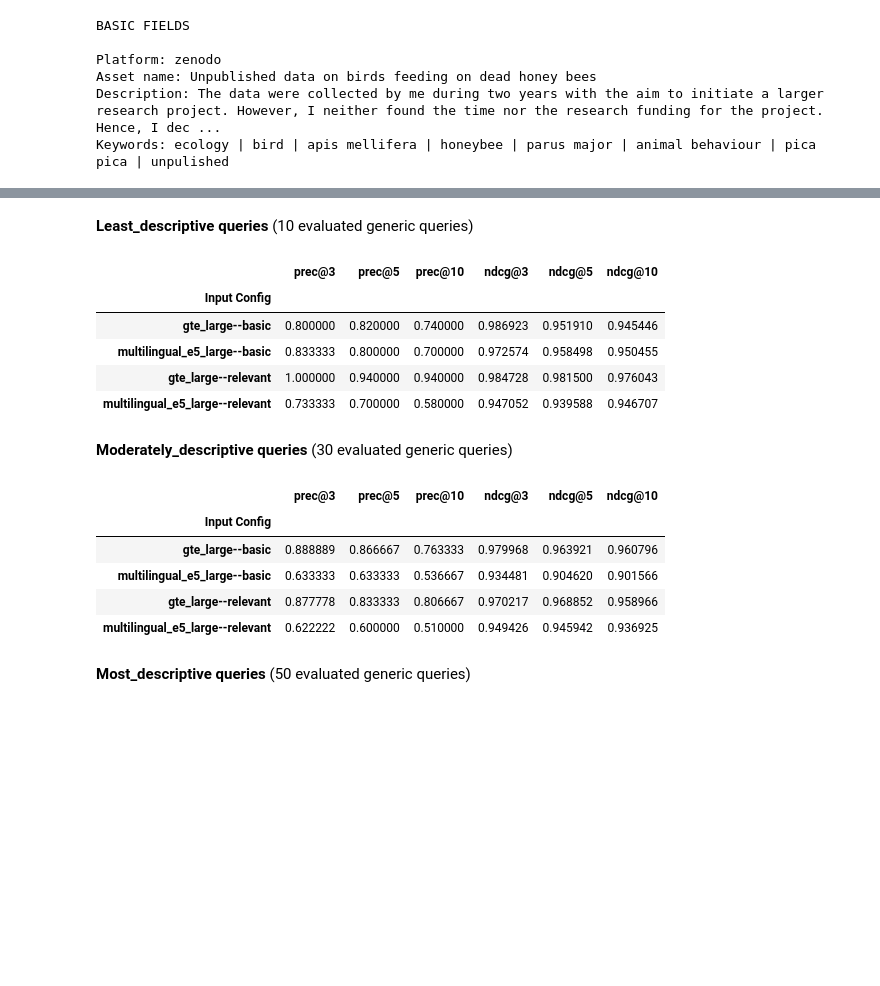
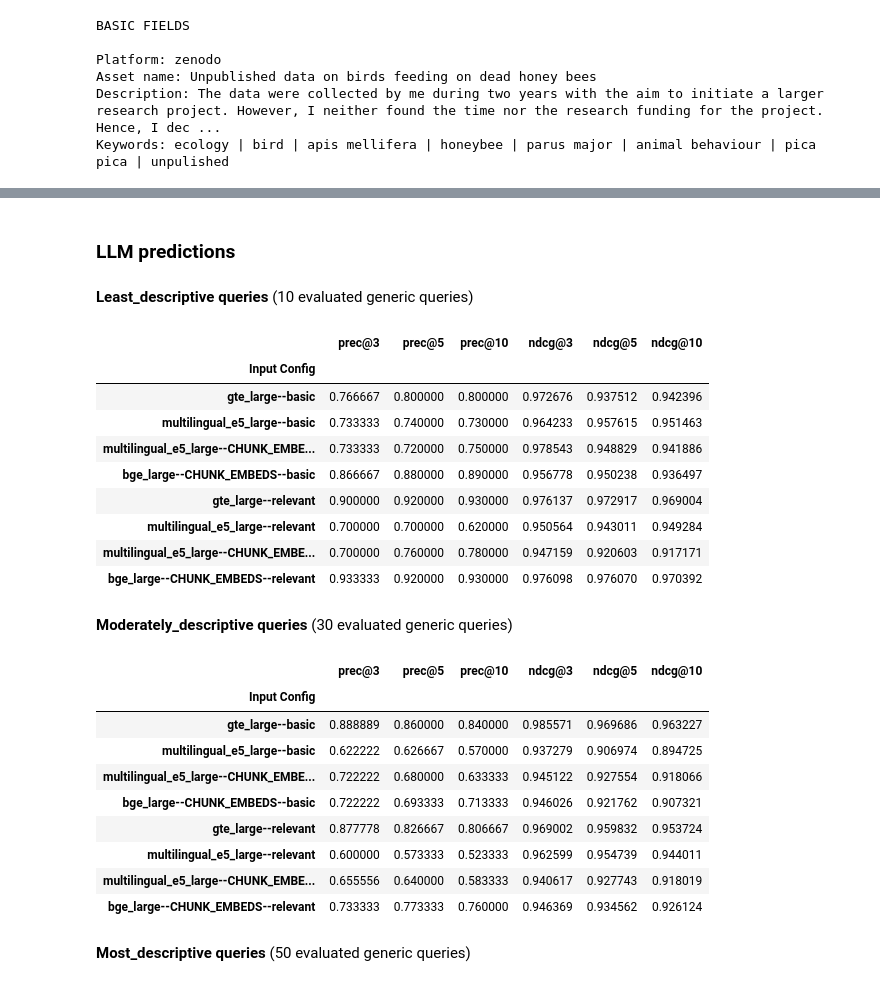
Before and after one commit to aiondemand/aiod-enhanced-interaction, a Jupyter notebook: retrieval_evaluation.ipynb, the cells around one changed output, grey strips where cells are left out. Cells and saved outputs as stored; diff of their text form; code cells hidden in the pictures; blank space fills up the shorter version.

Commit message:
final performance comparison between embedding models; TODO: adapt the code for Milvus Embedding Store

```diff
--- a/retrieval_evaluation.ipynb
+++ b/retrieval_evaluation.ipynb
@@ -240,20 +260,24 @@ def highlight_precision(s: pd.Series):
     return ['background-color: rgba(255, 0, 0, 0.3); color: white' if v else 'background-color: rgba(255, 165, 0, 0.3); color: white' if is_second_max[idx] else '' for idx, v in is_max.items()]
 # %%
 def add_middle_border(df):
-    border_style = {
+    horizontal_border_style = {
         'selector': 'td:nth-child({})'.format(len(df.columns) // 2 + 1),
-        'props': [('border-right', '8px solid white')]
+        'props': [('border-right', '4px solid white')]
     }
-    return df.set_table_styles([border_style], overwrite=False)
+    df =  df.set_table_styles([horizontal_border_style], overwrite=False)
+
+    vertical_border_style = {
+        'selector': 'tr:nth-child({})'.format(len(df.index) // 2),
+        'props': [('border-bottom', '4px solid white')]
+    }
+    return  df.set_table_styles([vertical_border_style], overwrite=False)
 # %%
-def create_precision_results_dataframe(descriptiveness_level: str) -> pd.DataFrame:
+def create_precision_results_dataframe(
+    model_variants: list[str],
+    descriptiveness_level: Literal["least_descriptive", "moderately_descriptive", "most_descriptive", "all"] = "all",
+    function_score: Literal["llm_scores", "heuristic_scores"] = "llm_scores"
+) -> pd.DataFrame:
     precision_results_path = "data/results/precision"
-    model_variants = [
-        "gte_large--basic",
-        "multilingual_e5_large--basic",
-        "gte_large--relevant",
-        "multilingual_e5_large--relevant",
-    ]
     metric_col_names = [
         "prec@3", "prec@5", "prec@10",
         "ndcg@3", "ndcg@5", "ndcg@10"
@@ -261,7 +285,7 @@ def create_precision_results_dataframe(descriptiveness_level: str) -> pd.DataFra
     dataframe_rows = [[] for _ in range(len(model_variants))]
     for it_var, var in enumerate(model_variants):
         path = os.path.join(
-            precision_results_path, var, descriptiveness_level, "results.json"
+            precision_results_path, var, descriptiveness_level, f"{function_score}_results.json"
         )
         with open(path) as f:
             metrics = RetrievalMetrics.load(json.load(f))
@@ -274,33 +298,47 @@ def create_precision_results_dataframe(descriptiveness_level: str) -> pd.DataFra
 
     df = pd.DataFrame(data=dataframe_rows, columns=["Input Config"] + metric_col_names)
     df = df.set_index(keys=["Input Config"], drop=True)
-    df = df.style.apply(highlight_precision, subset=pd.IndexSlice[:, df.columns])
+
+    index_values = df.index.values
+    df = df.style.apply(highlight_precision, subset=pd.IndexSlice[index_values[: len(df.index) // 2], df.columns])
+    df = df.apply(highlight_precision, subset=pd.IndexSlice[index_values[len(df.index) // 2:], df.columns])
+
     df = add_middle_border(df)
     return df
+# %% [markdown]
+### LLM predictions
 # %% [markdown]
 **Least_descriptive queries** (10 evaluated generic queries)
 # %%
-least_df = create_precision_results_dataframe("least_descriptive")
+least_df = create_precision_results_dataframe(model_variants, descriptiveness_level="least_descriptive", function_score="llm_scores")
 least_df
 # %% [output]
 |  | prec@3 | prec@5 | prec@10 | ndcg@3 | ndcg@5 | ndcg@10 |
 | Input Config |  |  |  |  |  |  |
-| gte_large--basic | 0.800000 | 0.820000 | 0.740000 | 0.986923 | 0.951910 | 0.945446 |
-| multilingual_e5_large--basic | 0.833333 | 0.800000 | 0.700000 | 0.972574 | 0.958498 | 0.950455 |
-| gte_large--relevant | 1.000000 | 0.940000 | 0.940000 | 0.984728 | 0.981500 | 0.976043 |
-| multilingual_e5_large--relevant | 0.733333 | 0.700000 | 0.580000 | 0.947052 | 0.939588 | 0.946707 |
+| gte_large--basic | 0.766667 | 0.800000 | 0.800000 | 0.972676 | 0.937512 | 0.942396 |
+| multilingual_e5_large--basic | 0.733333 | 0.740000 | 0.730000 | 0.964233 | 0.957615 | 0.951463 |
+| multilingual_e5_large--CHUNK_EMBE... | 0.733333 | 0.720000 | 0.750000 | 0.978543 | 0.948829 | 0.941886 |
+| bge_large--CHUNK_EMBEDS--basic | 0.866667 | 0.880000 | 0.890000 | 0.956778 | 0.950238 | 0.936497 |
+| gte_large--relevant | 0.900000 | 0.920000 | 0.930000 | 0.976137 | 0.972917 | 0.969004 |
+| multilingual_e5_large--relevant | 0.700000 | 0.700000 | 0.620000 | 0.950564 | 0.943011 | 0.949284 |
+| multilingual_e5_large--CHUNK_EMBE... | 0.700000 | 0.760000 | 0.780000 | 0.947159 | 0.920603 | 0.917171 |
+| bge_large--CHUNK_EMBEDS--relevant | 0.933333 | 0.920000 | 0.930000 | 0.976098 | 0.976070 | 0.970392 |
 # %% [markdown]
 **Moderately_descriptive queries** (30 evaluated generic queries)
 # %%
-moderate_df = create_precision_results_dataframe("moderately_descriptive")
+moderate_df = create_precision_results_dataframe(model_variants, descriptiveness_level="moderately_descriptive", function_score="llm_scores")
 moderate_df
 # %% [output]
 |  | prec@3 | prec@5 | prec@10 | ndcg@3 | ndcg@5 | ndcg@10 |
 | Input Config |  |  |  |  |  |  |
-| gte_large--basic | 0.888889 | 0.866667 | 0.763333 | 0.979968 | 0.963921 | 0.960796 |
-| multilingual_e5_large--basic | 0.633333 | 0.633333 | 0.536667 | 0.934481 | 0.904620 | 0.901566 |
-| gte_large--relevant | 0.877778 | 0.833333 | 0.806667 | 0.970217 | 0.968852 | 0.958966 |
-| multilingual_e5_large--relevant | 0.622222 | 0.600000 | 0.510000 | 0.949426 | 0.945942 | 0.936925 |
+| gte_large--basic | 0.888889 | 0.860000 | 0.840000 | 0.985571 | 0.969686 | 0.963227 |
+| multilingual_e5_large--basic | 0.622222 | 0.626667 | 0.570000 | 0.937279 | 0.906974 | 0.894725 |
+| multilingual_e5_large--CHUNK_EMBE... | 0.722222 | 0.680000 | 0.633333 | 0.945122 | 0.927554 | 0.918066 |
+| bge_large--CHUNK_EMBEDS--basic | 0.722222 | 0.693333 | 0.713333 | 0.946026 | 0.921762 | 0.907321 |
+| gte_large--relevant | 0.877778 | 0.826667 | 0.806667 | 0.969002 | 0.959832 | 0.953724 |
+| multilingual_e5_large--relevant | 0.600000 | 0.573333 | 0.523333 | 0.962599 | 0.954739 | 0.944011 |
+| multilingual_e5_large--CHUNK_EMBE... | 0.655556 | 0.640000 | 0.583333 | 0.940617 | 0.927743 | 0.918019 |
+| bge_large--CHUNK_EMBEDS--relevant | 0.733333 | 0.773333 | 0.760000 | 0.946369 | 0.934562 | 0.926124 |
 # %% [markdown]
 **Most_descriptive queries** (50 evaluated generic queries)
 # %%
```
Also changed, not shown: parts of 74 cells of this notebook, 5 other files.
